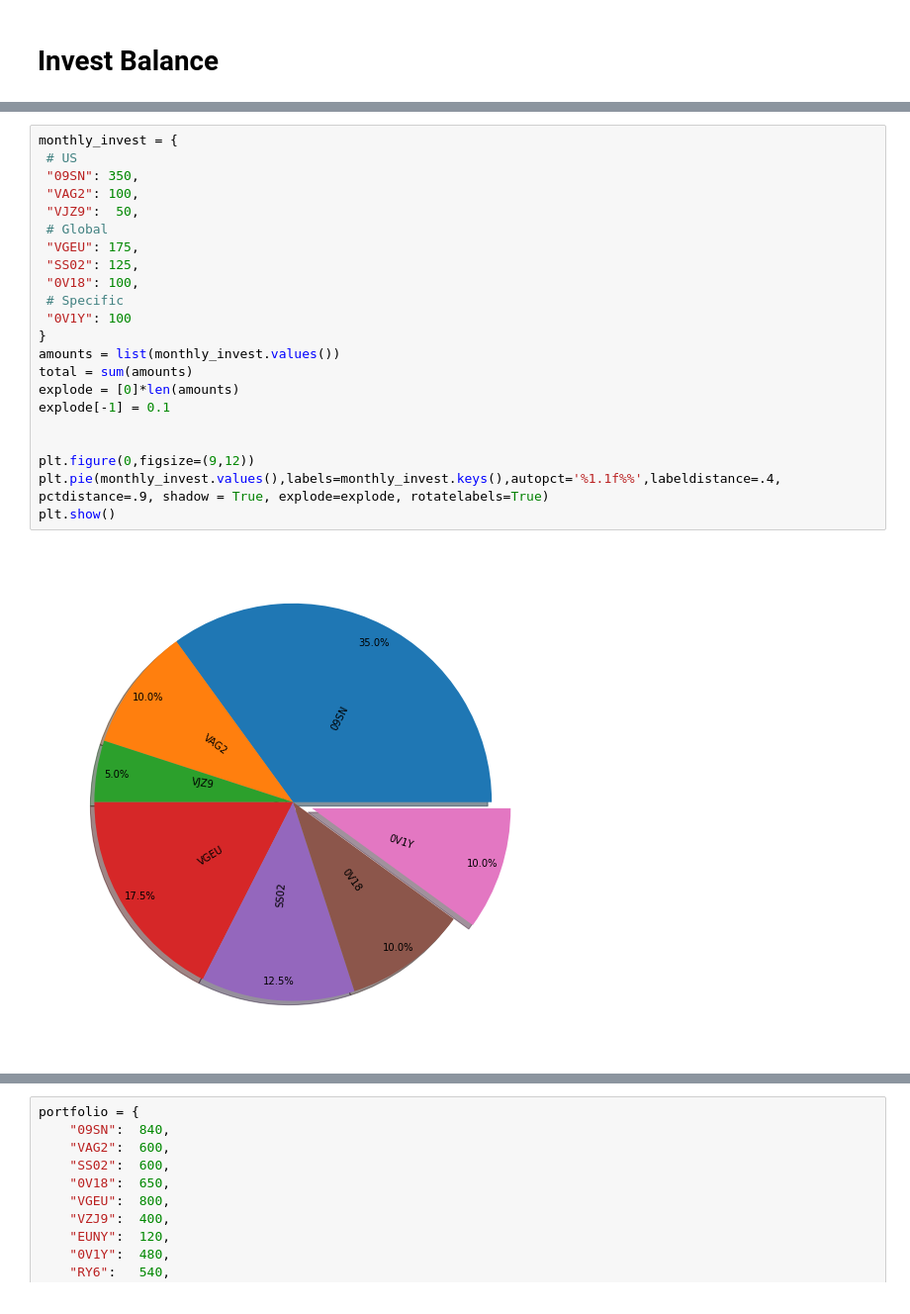
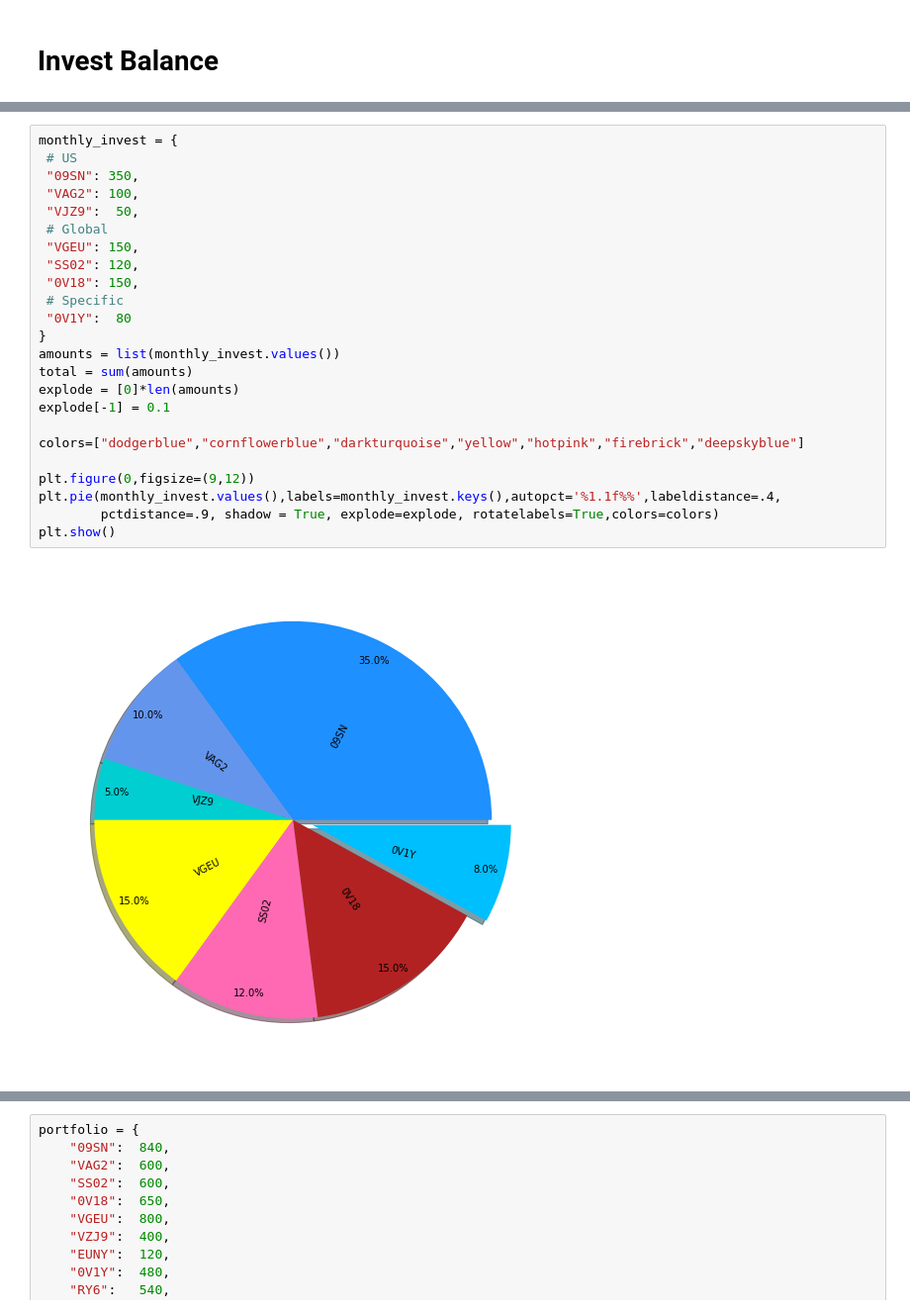
Before and after one commit to NIlS-Z99/Invest-Tool, a Jupyter notebook: invest_balance.ipynb, the cells around one changed output, grey strips where cells are left out. Shown at 99% size. Cells and saved outputs as stored; diff of their text form.

```diff
--- a/invest_balance.ipynb
+++ b/invest_balance.ipynb
@@ -51,27 +56,29 @@ Invest Dividend: 3.55
 # %%
 monthly_invest = {
  # US
  "09SN": 350,
  "VAG2": 100,
  "VJZ9":  50,
  # Global
- "VGEU": 175,
- "SS02": 125,
- "0V18": 100,
+ "VGEU": 150,
+ "SS02": 120,
+ "0V18": 150,
  # Specific
- "0V1Y": 100
+ "0V1Y":  80
 }
 amounts = list(monthly_invest.values())
 total = sum(amounts)
 explode = [0]*len(amounts)
 explode[-1] = 0.1
 
+colors=["dodgerblue","cornflowerblue","darkturquoise","yellow","hotpink","firebrick","deepskyblue"]
 
 plt.figure(0,figsize=(9,12))
-plt.pie(monthly_invest.values(),labels=monthly_invest.keys(),autopct='%1.1f%%',labeldistance=.4, pctdistance=.9, shadow = True, explode=explode, rotatelabels=True)
+plt.pie(monthly_invest.values(),labels=monthly_invest.keys(),autopct='%1.1f%%',labeldistance=.4,
+        pctdistance=.9, shadow = True, explode=explode, rotatelabels=True,colors=colors)
 plt.show()
 # %% [output]
-[figure, old version]
+[figure, new version]
 # %%
 div_invest = [
  # US
```
Also changed, not shown: parts of 18 cells of this notebook, 3 other files.
